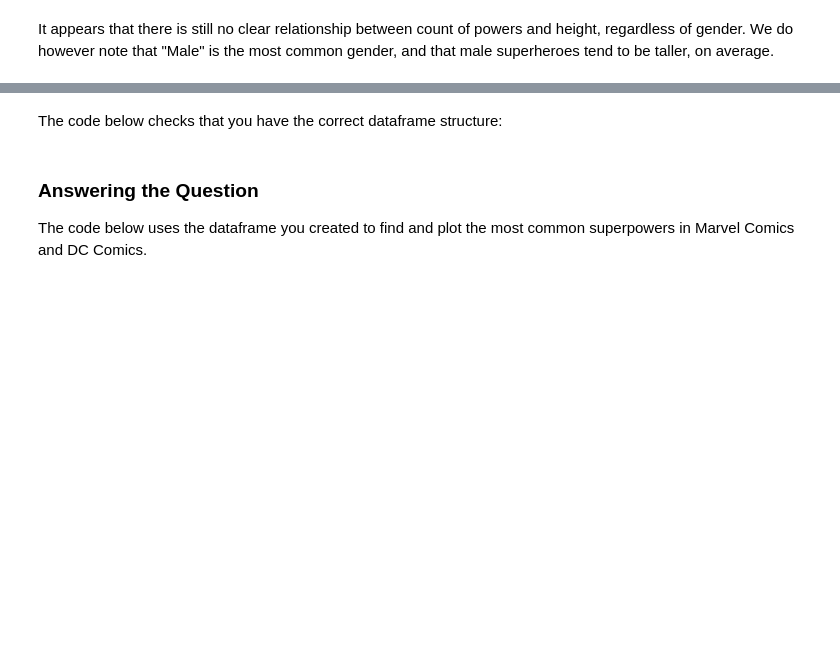
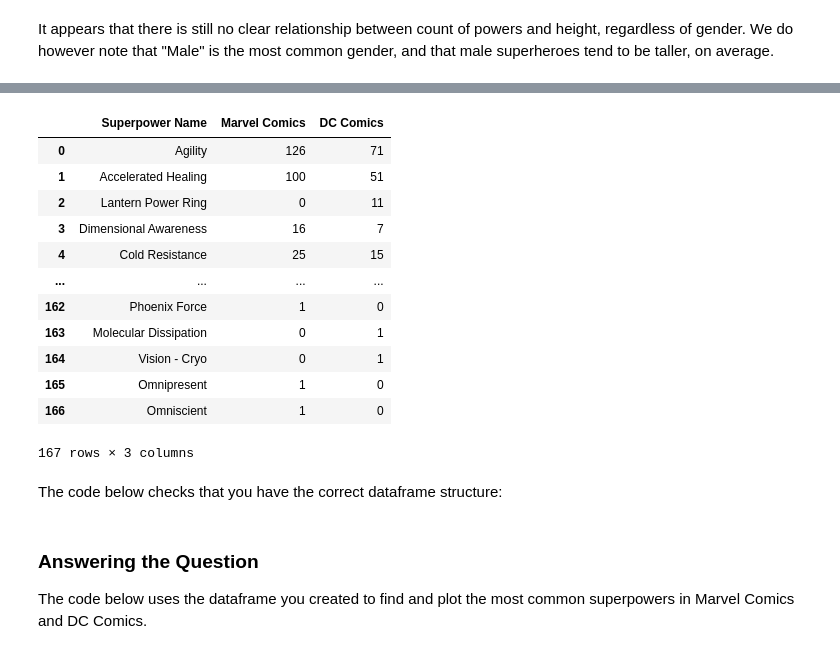
Before and after one commit to Mweru/dsc-pandas-data-cleaning-lab, a Jupyter notebook: index.ipynb, the cells around one changed output, grey strips where cells are left out. Drawn from its saved outputs; the diff is of its cells as text; code cells hidden in the pictures; blank space fills up the shorter version.

```diff
--- a/index.ipynb
+++ b/index.ipynb
@@ -649,3 +677,36 @@ Don't worry if the rows or columns are in a different order, all that matters is
+# %%
+# Your code here (create more cells as needed)
+
+#filter the columns with superpowers only
+superpowers = heroes_and_powers_df.columns[heroes_and_powers_df.columns.get_loc('Agility') : heroes_and_powers_df.columns.get_loc('Power Count')]
+data = []
+
+#loop over each column, group by publisher and extract the Marvel and DC comics
+for col in superpowers:
+    counts = heroes_and_powers_df.groupby('Publisher')[col].sum()
+    marvel_comics = counts.get('Marvel Comics')
+    dc_comics = counts.get('DC Comics')
+
+    #append the results to the empty list we created
+    data.append([col, marvel_comics, dc_comics])
+
+#create a new dataframe from the collected data
+question_3_df = pd.DataFrame(data, columns = ['Superpower Name', 'Marvel Comics', 'DC Comics'])
+question_3_df
+# %% [output]
+|  | Superpower Name | Marvel Comics | DC Comics |
+| 0 | Agility | 126 | 71 |
+| 1 | Accelerated Healing | 100 | 51 |
+| 2 | Lantern Power Ring | 0 | 11 |
+| 3 | Dimensional Awareness | 16 | 7 |
+| 4 | Cold Resistance | 25 | 15 |
+| ... | ... | ... | ... |
+| 162 | Phoenix Force | 1 | 0 |
+| 163 | Molecular Dissipation | 0 | 1 |
+| 164 | Vision - Cryo | 0 | 1 |
+| 165 | Omnipresent | 1 | 0 |
+| 166 | Omniscient | 1 | 0 |
+167 rows × 3 columns
 # %% [markdown]
 The code below checks that you have the correct dataframe structure:
 # %%
```
Also changed, not shown: parts of 21 cells of this notebook.
